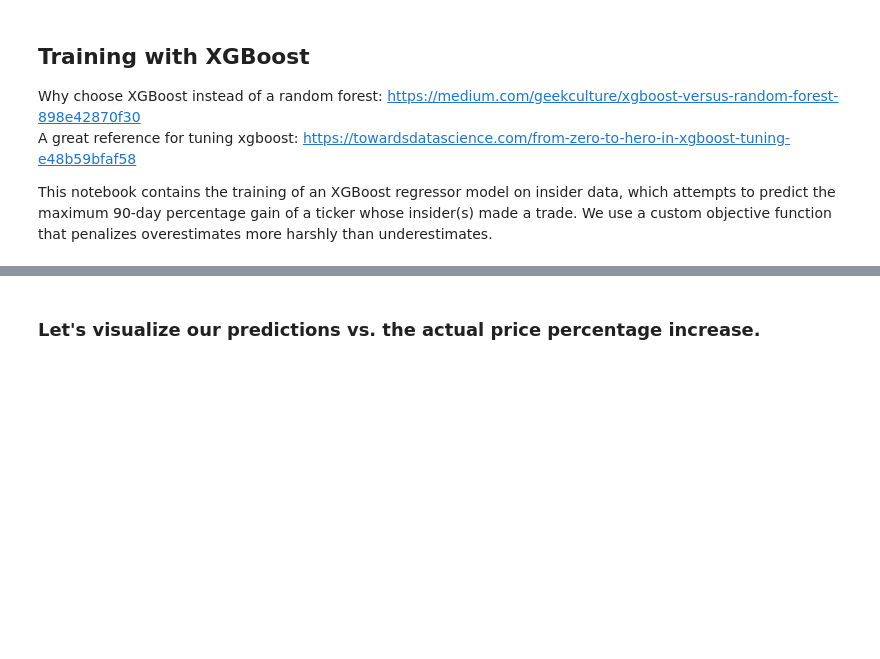
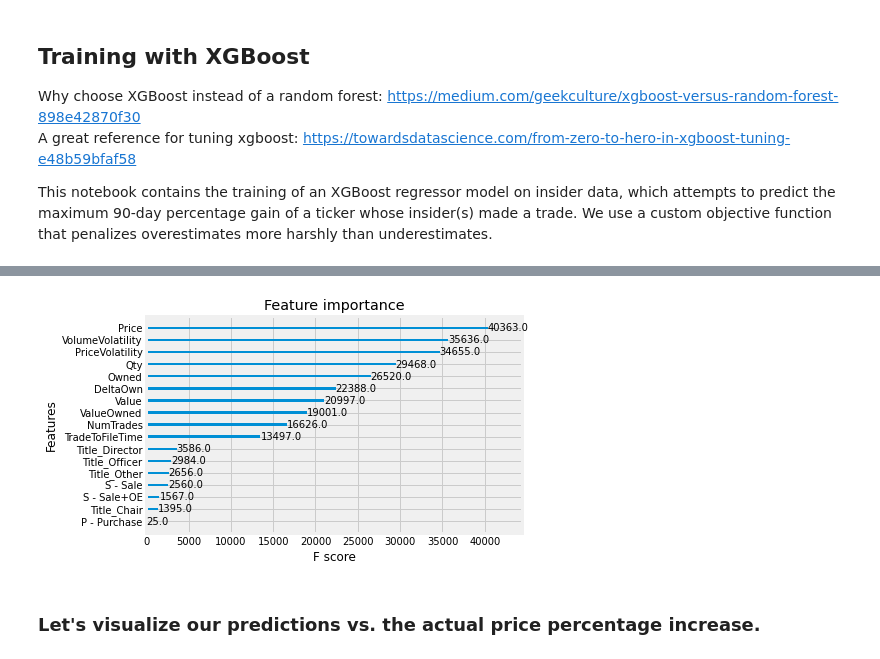
Before and after one commit to fitzgerald-kyle/insider-training, a Jupyter notebook: C_decision_tree.ipynb, the cells around one changed output, grey strips where cells are left out. Drawn from its saved outputs; the diff is of its cells as text; code cells hidden in the pictures; blank space fills up the shorter version.

```diff
--- a/C_decision_tree.ipynb
+++ b/C_decision_tree.ipynb
@@ -104,2 +124,7 @@ cv MSE:  685.1080591910668
+# %%
+xgb.plot_importance(xgb_model_best)
+plt.show()
+# %% [output]
+[figure, added]
 # %% [markdown]
 ### Let's visualize our predictions vs. the actual price percentage increase.
```
Also changed, not shown: parts of 22 cells of this notebook, 8 other files.
